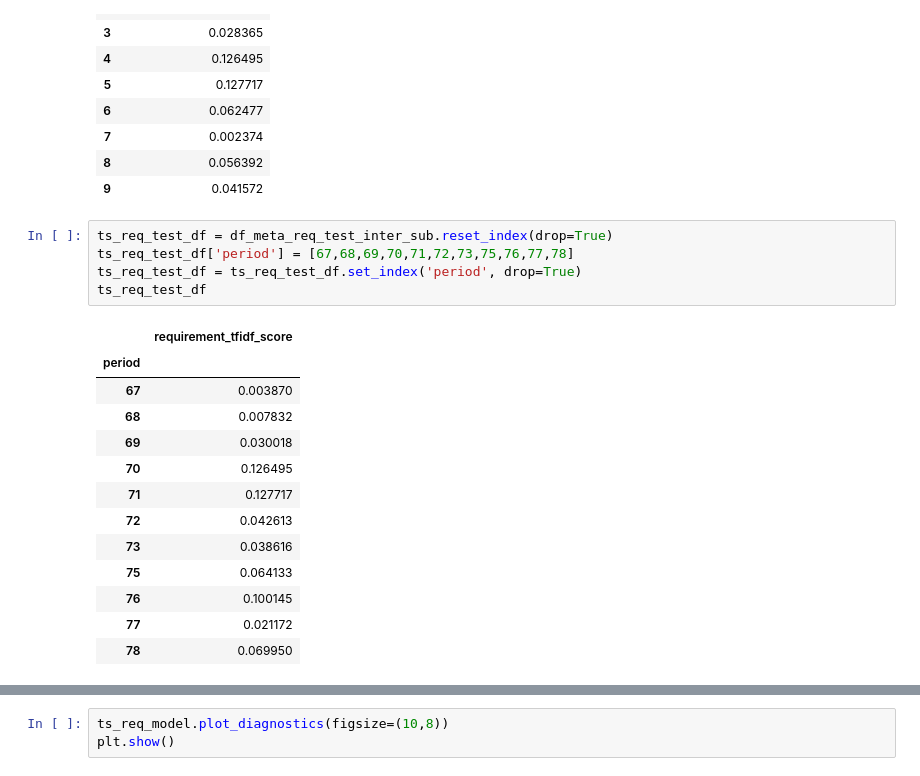
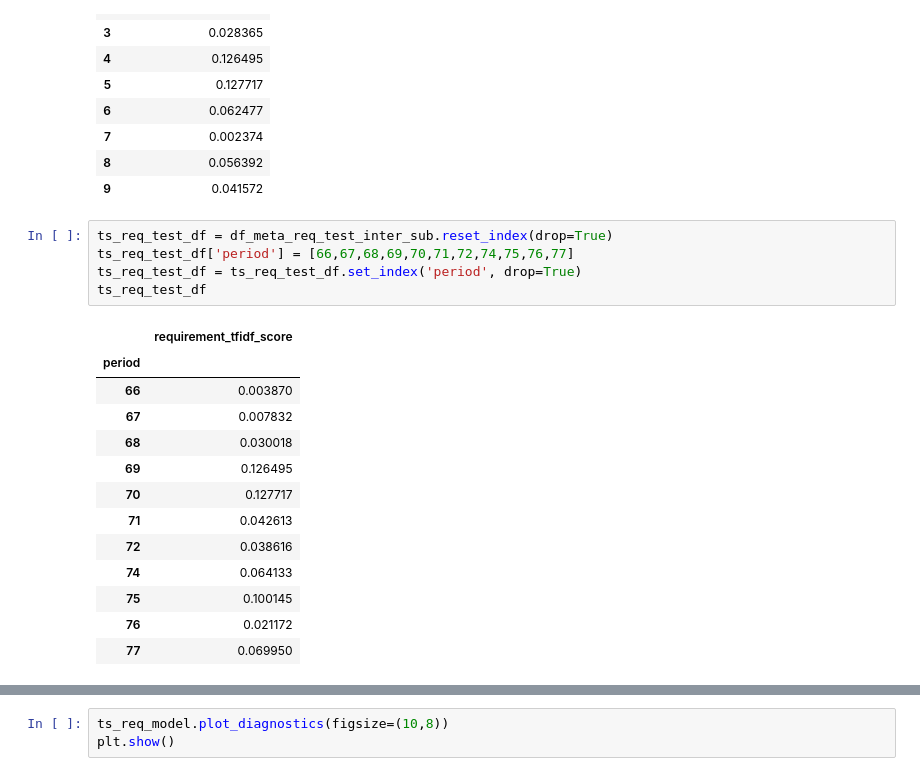
Before and after one commit to zakipauzi/bts-2023, a Jupyter notebook: bts_2023.ipynb, the cells around one changed output, grey strips where cells are left out. Saved outputs shown, nothing was run; the diff lists cells and outputs as text.

```diff
--- a/bts_2023.ipynb
+++ b/bts_2023.ipynb
@@ -1177,23 +1177,23 @@ ts_req_df[:10]
 | 9 | 0.041572 |
 # %%
 ts_req_test_df = df_meta_req_test_inter_sub.reset_index(drop=True)
-ts_req_test_df['period'] = [67,68,69,70,71,72,73,75,76,77,78]
+ts_req_test_df['period'] = [66,67,68,69,70,71,72,74,75,76,77]
 ts_req_test_df = ts_req_test_df.set_index('period', drop=True)
 ts_req_test_df
 # %% [output]
 |  | requirement_tfidf_score |
 | period |  |
-| 67 | 0.003870 |
-| 68 | 0.007832 |
-| 69 | 0.030018 |
-| 70 | 0.126495 |
-| 71 | 0.127717 |
-| 72 | 0.042613 |
-| 73 | 0.038616 |
-| 75 | 0.064133 |
-| 76 | 0.100145 |
-| 77 | 0.021172 |
-| 78 | 0.069950 |
+| 66 | 0.003870 |
+| 67 | 0.007832 |
+| 68 | 0.030018 |
+| 69 | 0.126495 |
+| 70 | 0.127717 |
+| 71 | 0.042613 |
+| 72 | 0.038616 |
+| 74 | 0.064133 |
+| 75 | 0.100145 |
+| 76 | 0.021172 |
+| 77 | 0.069950 |
 # %%
 from statsmodels.tsa.arima_model import ARIMA
 import pmdarima as pm
```
Also changed, not shown: parts of 20 cells of this notebook.
